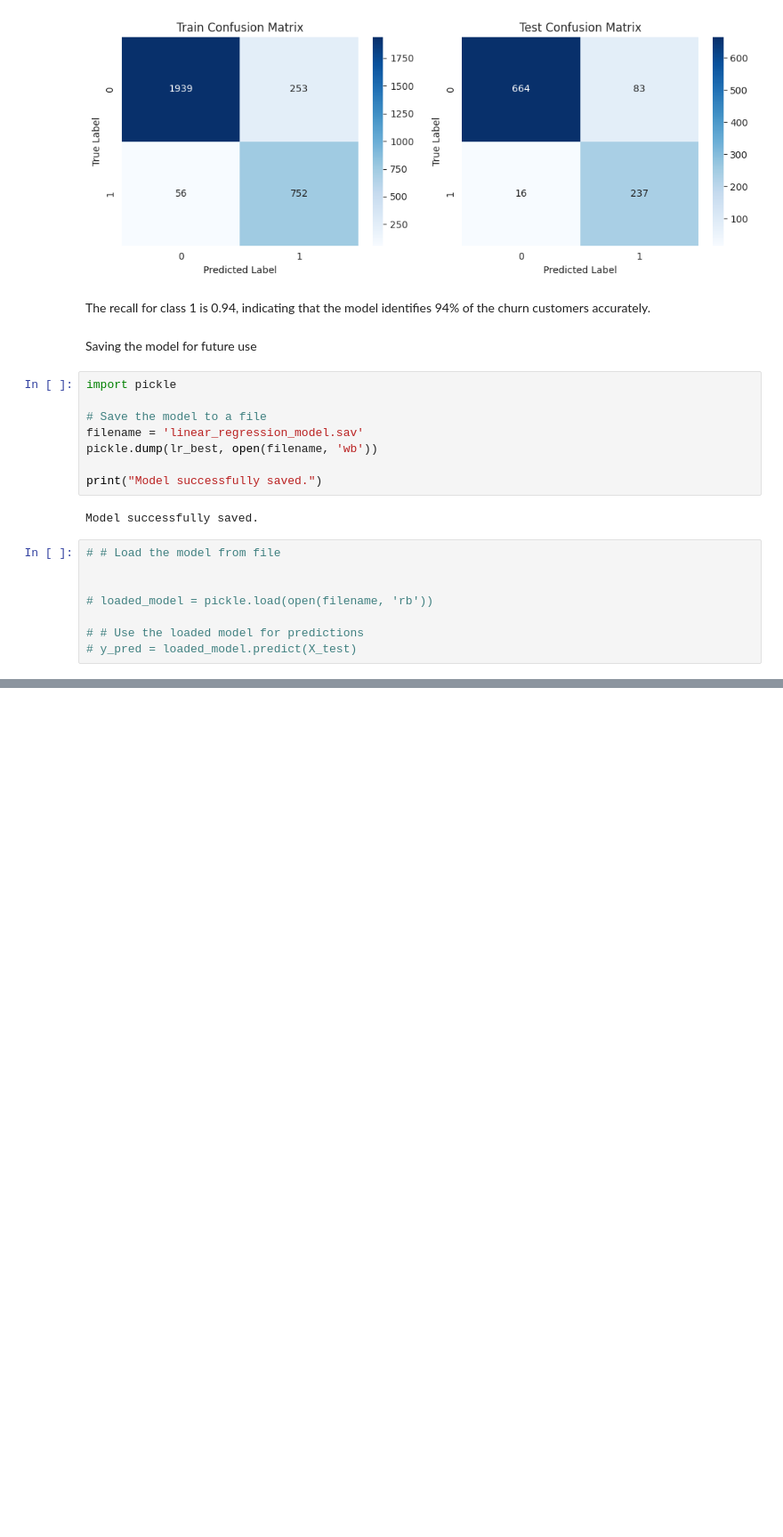
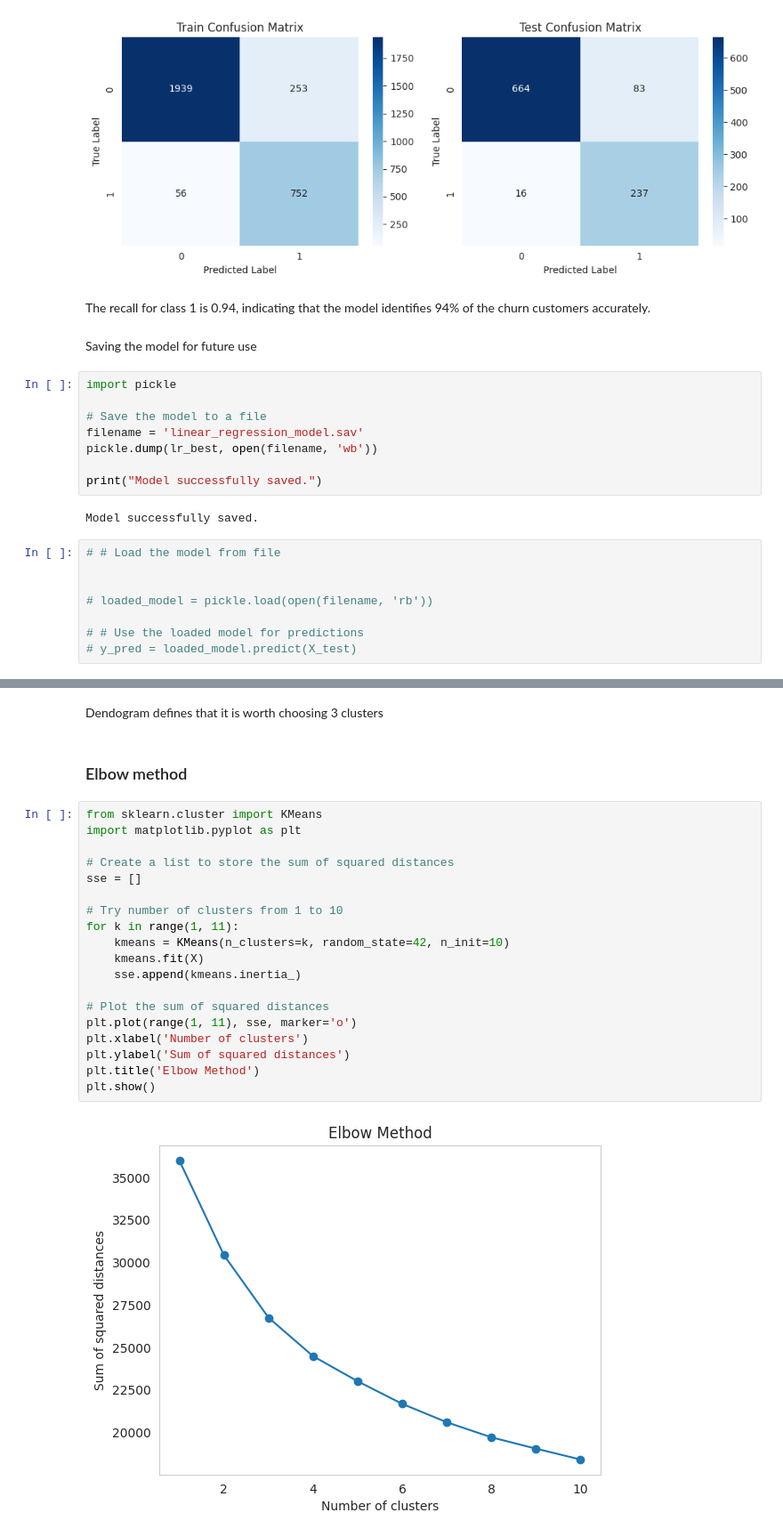
Before and after one commit to dkalenov/Gym-Customer-Churn-Prediction, a Jupyter notebook: Gym_Customer_Churn_Prediction.ipynb, the cells around one changed output, grey strips where cells are left out. Shown at 89% size. Cells and saved outputs as stored; diff of their text form; blank space fills up the shorter version.

```diff
--- a/Gym_Customer_Churn_Prediction.ipynb
+++ b/Gym_Customer_Churn_Prediction.ipynb
@@ -1322,0 +1346,25 @@ Model successfully saved.
+# %% [markdown]
+Dendogram defines that it is worth choosing 3 clusters
+# %% [markdown]
+### Elbow method
+# %%
+from sklearn.cluster import KMeans
+import matplotlib.pyplot as plt
+
+# Create a list to store the sum of squared distances
+sse = []
+
+# Try number of clusters from 1 to 10
+for k in range(1, 11):
+    kmeans = KMeans(n_clusters=k, random_state=42, n_init=10)
+    kmeans.fit(X)
+    sse.append(kmeans.inertia_)
+
+# Plot the sum of squared distances
+plt.plot(range(1, 11), sse, marker='o')
+plt.xlabel('Number of clusters')
+plt.ylabel('Sum of squared distances')
+plt.title('Elbow Method')
+plt.show()
+# %% [output]
+[figure, added]
```
Also changed, not shown: parts of 35 cells of this notebook.
